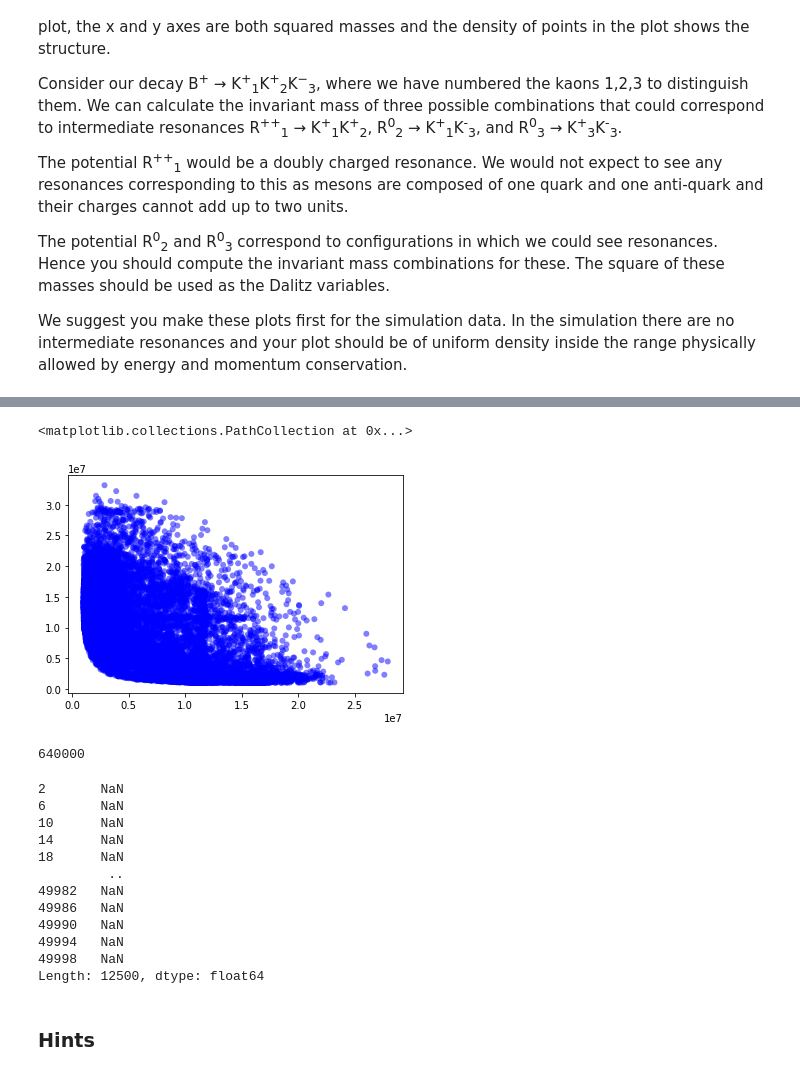
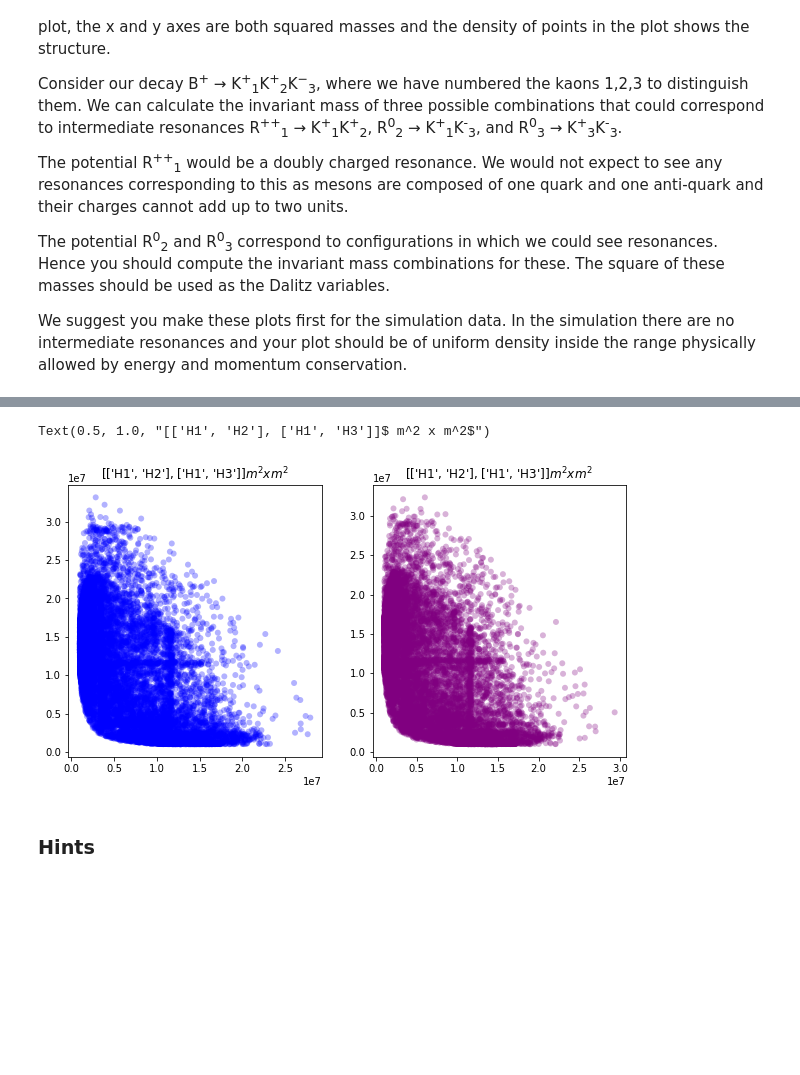
Before and after one commit to JTMalczewski/opendata-project-master, a Jupyter notebook: LHCb_Open_Data_Project.ipynb, the cells around one changed output, grey strips where cells are left out. Cells and saved outputs as stored; diff of their text form; code cells hidden in the pictures; blank space fills up the shorter version.

```diff
--- a/LHCb_Open_Data_Project.ipynb
+++ b/LHCb_Open_Data_Project.ipynb
@@ -557,29 +549,11 @@ IndexError: list index out of range
-# %%
-fig = plt.figure()
-ax = plt.gca()
-ax.scatter(R_masses_true[0]**2,R_masses_true[1]**2, c='blue', alpha=0.5, edgecolors='none')
-# %% [output]
-<matplotlib.collections.PathCollection at 0x...>
-[figure, removed]
-# %%
-800**2
-# %% [output]
-640000
-# %%
-# plot the invariant mass for one of these combinations
-R1 = calcualteRMass(decay[0], decay_H[0][0][0], decay_H[0][0][1])
-R2 = calcualteRMass(decay[1], decay_H[1][0][0], decay_H[1][0][1])
-R3 = calcualteRMass(decay[4], decay_H[4][1][0], decay_H[4][1][1])
-# %% [output]
-2       NaN
-6       NaN
-10      NaN
-14      NaN
-18      NaN
-         ..
-49982   NaN
-49986   NaN
-49990   NaN
-49994   NaN
-49998   NaN
-Length: 12500, dtype: float64
+# %%
+plt.figure(figsize=(10,5))
+plt.subplot(1,2,1)
+plt.scatter(R_masses_true[0]**2,R_masses_true[1]**2, c='blue', alpha=0.3, edgecolors='none')
+plt.title(str(decay_H[0]) + '$ m^2 x m^2$')
+plt.subplot(1,2,2)
+plt.scatter(R_masses_true[2]**2,R_masses_true[3]**2, c='purple', alpha=0.3, edgecolors='none')
+plt.title(str(decay_H[1]) + '$ m^2 x m^2$')
+# %% [output]
+Text(0.5, 1.0, "[['H1', 'H2'], ['H1', 'H3']]$ m^2 x m^2$")
+[figure, added]
```
Also changed, not shown: parts of 23 cells of this notebook.
